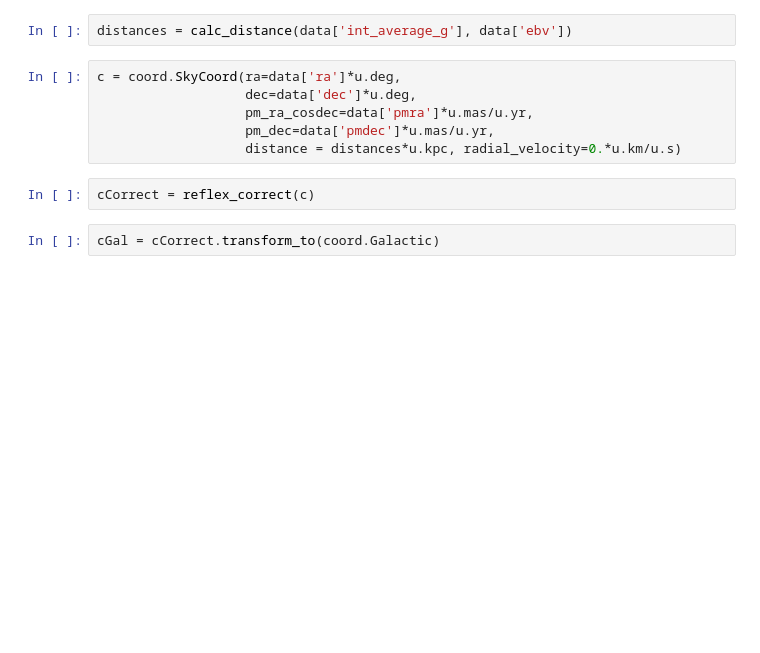
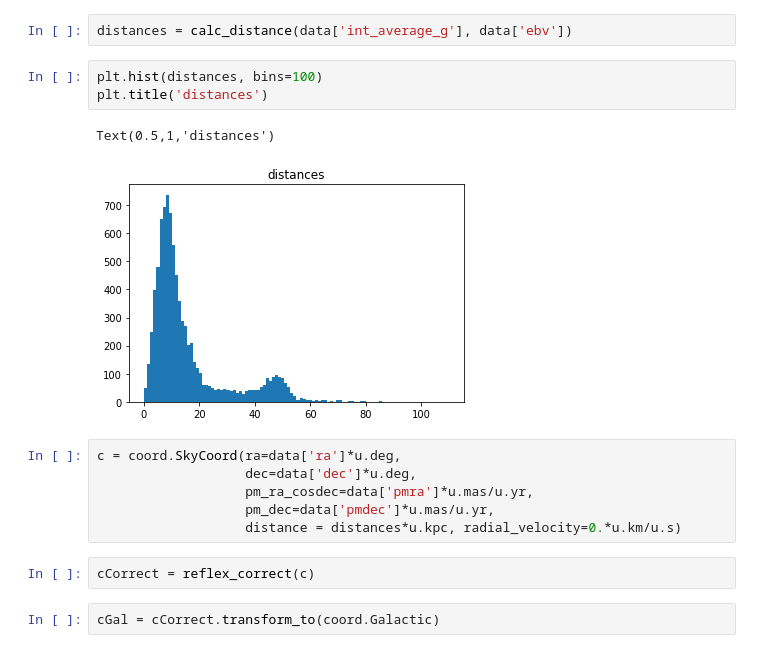
Before and after one commit to andersdot/gaiaDR2, a Jupyter notebook: rrlyrae.ipynb, the cells around one changed output. Drawn from its saved outputs; the diff is of its cells as text; blank space fills up the shorter version.

```diff
--- a/rrlyrae.ipynb
+++ b/rrlyrae.ipynb
@@ -97,5 +132,11 @@ data = data[good]
 # %%
 distances = calc_distance(data['int_average_g'], data['ebv'])
+# %%
+plt.hist(distances, bins=100)
+plt.title('distances')
+# %% [output]
+Text(0.5,1,'distances')
+[figure, added]
 # %%
 c = coord.SkyCoord(ra=data['ra']*u.deg,
                    dec=data['dec']*u.deg,
```
Also changed, not shown: parts of 21 cells of this notebook.
